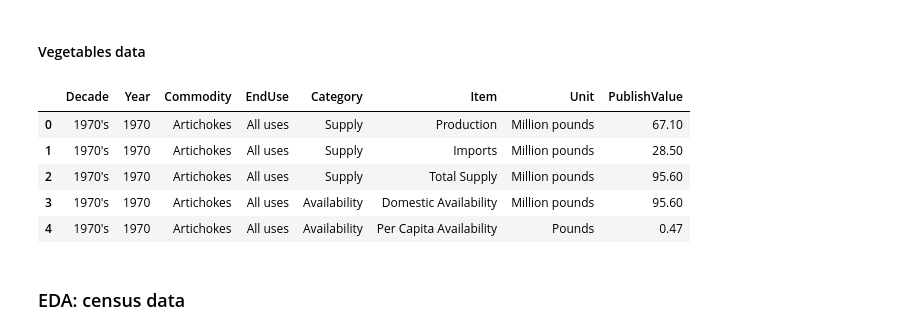
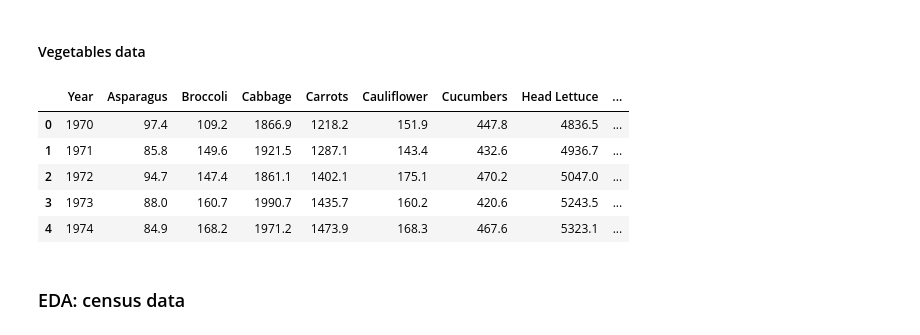
Before and after one commit to kdebrota/Independent_Study, a Jupyter notebook: notebooks/Food in the Time of Coronavirus - 1.2.ipynb, the cells around one changed output. Drawn from its saved outputs; the diff is of its cells as text; code cells hidden in the pictures.

```diff
--- a/notebooks/Food in the Time of Coronavirus - 1.2.ipynb
+++ b/notebooks/Food in the Time of Coronavirus - 1.2.ipynb
@@ -62,14 +75,17 @@ covid.head()
 # %%
 # Vegetables_pulses data: from USDA/ERS
 vegetables = pd.read_csv('../data/Vegetables_Pulses/Vegetables_Pulses.csv')
 vegetables.head()
+
+freshveg_production=pd.read_csv('../data/freshvegproduction_transpose.csv')
+freshveg_production.head()
 # %% [output]
-|  | Decade | Year | Commodity | EndUse | Category | Item | Unit | PublishValue |
-| 0 | 1970's | 1970 | Artichokes | All uses | Supply | Production | Million pounds | 67.10 |
-| 1 | 1970's | 1970 | Artichokes | All uses | Supply | Imports | Million pounds | 28.50 |
-| 2 | 1970's | 1970 | Artichokes | All uses | Supply | Total Supply | Million pounds | 95.60 |
-| 3 | 1970's | 1970 | Artichokes | All uses | Availability | Domestic Availability | Million pounds | 95.60 |
-| 4 | 1970's | 1970 | Artichokes | All uses | Availability | Per Capita Availability | Pounds | 0.47 |
+|  | Year | Asparagus | Broccoli | Cabbage | Carrots | Cauliflower | Cucumbers | Head Lettuce | ... |
+| 0 | 1970 | 97.4 | 109.2 | 1866.9 | 1218.2 | 151.9 | 447.8 | 4836.5 | ... |
+| 1 | 1971 | 85.8 | 149.6 | 1921.5 | 1287.1 | 143.4 | 432.6 | 4936.7 | ... |
+| 2 | 1972 | 94.7 | 147.4 | 1861.1 | 1402.1 | 175.1 | 470.2 | 5047.0 | ... |
+| 3 | 1973 | 88.0 | 160.7 | 1990.7 | 1435.7 | 160.2 | 420.6 | 5243.5 | ... |
+| 4 | 1974 | 84.9 | 168.2 | 1971.2 | 1473.9 | 168.3 | 467.6 | 5323.1 | ... |
 # %% [markdown]
 ### EDA: census data
 # %% [markdown]
```
Also changed, not shown: parts of 17 cells of this notebook, 18 other files.
